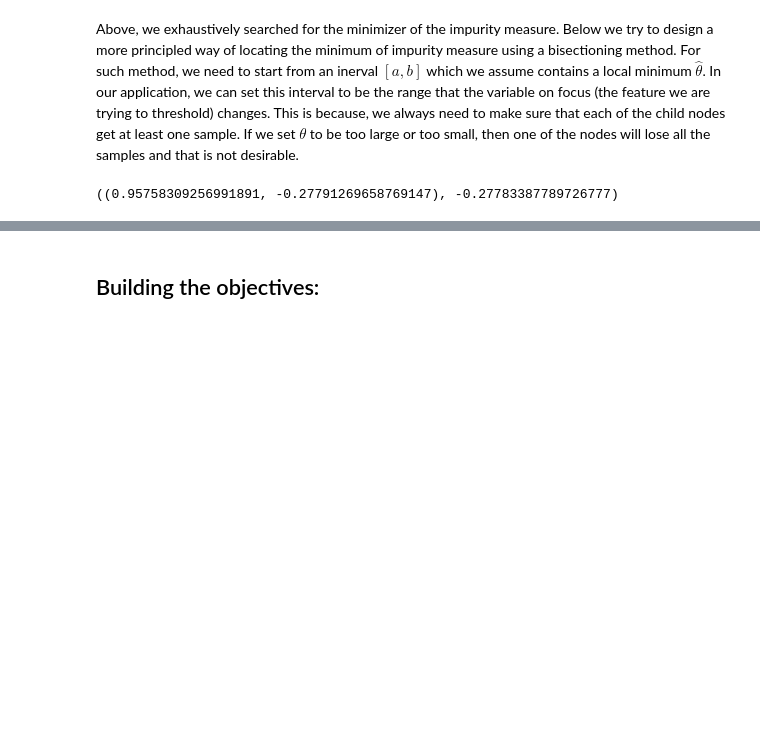
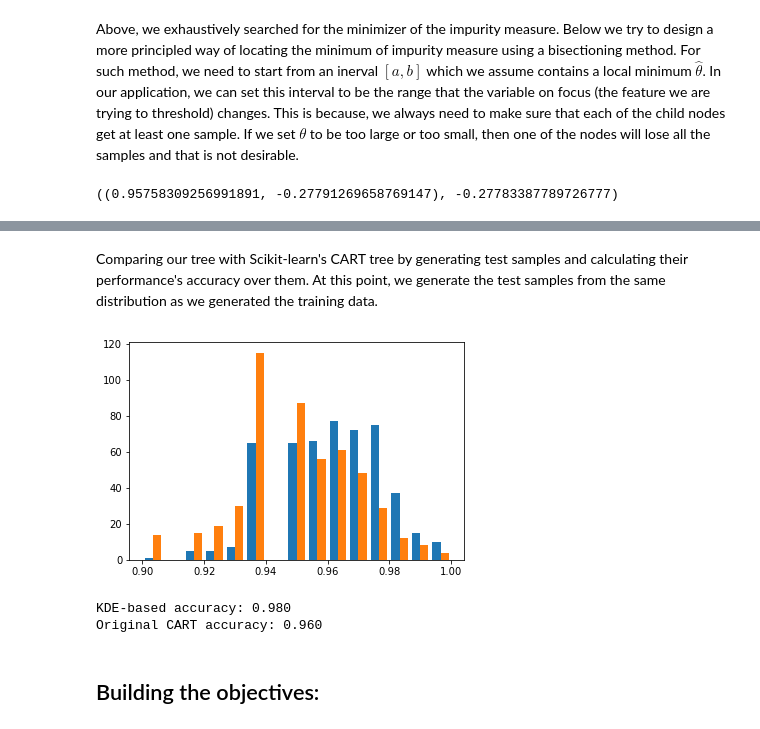
Before and after one commit to jamshids/decision-trees, a Jupyter notebook: GeneralNotes.ipynb, the cells around one changed output, grey strips where cells are left out. Drawn from its saved outputs; the diff is of its cells as text; code cells hidden in the pictures; blank space fills up the shorter version.

Commit message:
Committing notes up to the points of evaluation posterior estimation methods

```diff
--- a/GeneralNotes.ipynb
+++ b/GeneralNotes.ipynb
@@ -239,0 +195,3 @@ T.fit_full_tree()
+# %%
+sklearn_T = tree.DecisionTreeClassifier()
+sklearn_T.fit(np.expand_dims(X, 1), labels)
@@ -273,3 +251,44 @@ Fitting the full tree for CV 4
+# %% [markdown]
+Comparing our tree with Scikit-learn's CART tree by generating test samples and calculating their performance's accuracy over them. At this point, we generate the test samples from the same distribution as we generated the training data.
+# %%
+n_exp = 500
+accs = np.zeros((2, n_exp))
+best_T = seq[-2]
+for i in range(n_exp):
+
+    X1 = 1.1*np.random.randn(n1)
+    X2 = np.random.randn(n2) + 4
+    X3 = np.random.randn(n3) + 8
+
+    test_X = np.concatenate((X1,X3,X2))
+    test_labels = np.ones(len(X))
+    test_labels[len(X1)+len(X3):] = 2
+
+    # KDE-based tree
+    probs, preds = best_T.posteriors_predict(test_X)
+    class_preds = np.array([best_T.symbols[j] for j in preds])
+    accs[0,i] = np.sum(class_preds == test_labels) / float(len(test_labels))
+
+    # Original CART tree
+    accs[1,i] = np.sum(sklearn_T.predict(np.expand_dims(test_X, 1)) == test_labels) / float(len(test_labels))
+
+#plt.hist(accs[0,:], bins='auto', label='KDE-based Trees')
+#plt.hist(accs[1,:], bins='auto', color='red', alpha=.5, label='Original CART trees')
+plt.hist(np.transpose(accs), bins='auto')
+plt.legend()
+# %% [output]
+[figure, added]
+# %%
+probs, preds = best_T.posteriors_predict(test_X)
+class_preds = np.array([best_T.symbols[j] for j in preds])
+KDE_acc = np.sum(class_preds == test_labels) / float(len(test_labels))
+print "KDE-based accuracy: %.3f" % KDE_acc
+
+sklean_acc = np.sum(sklearn_T.predict(np.expand_dims(test_X, 1)) == test_labels) / float(len(test_labels))
+print "Original CART accuracy: %.3f" % sklean_acc
+# %% [output]
+KDE-based accuracy: 0.980
+Original CART accuracy: 0.960
 # %% [markdown]
 ## Building the objectives:
 # %% [markdown]
```
Also changed, not shown: parts of 47 cells of this notebook.
